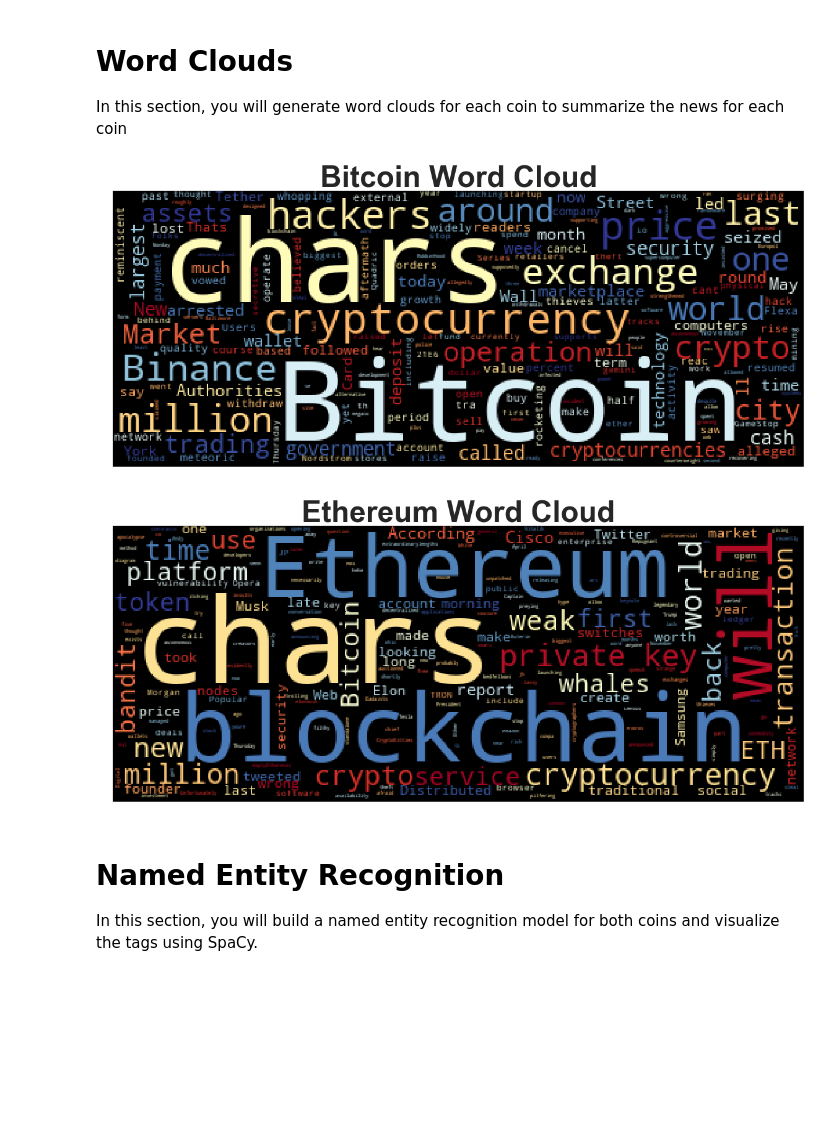
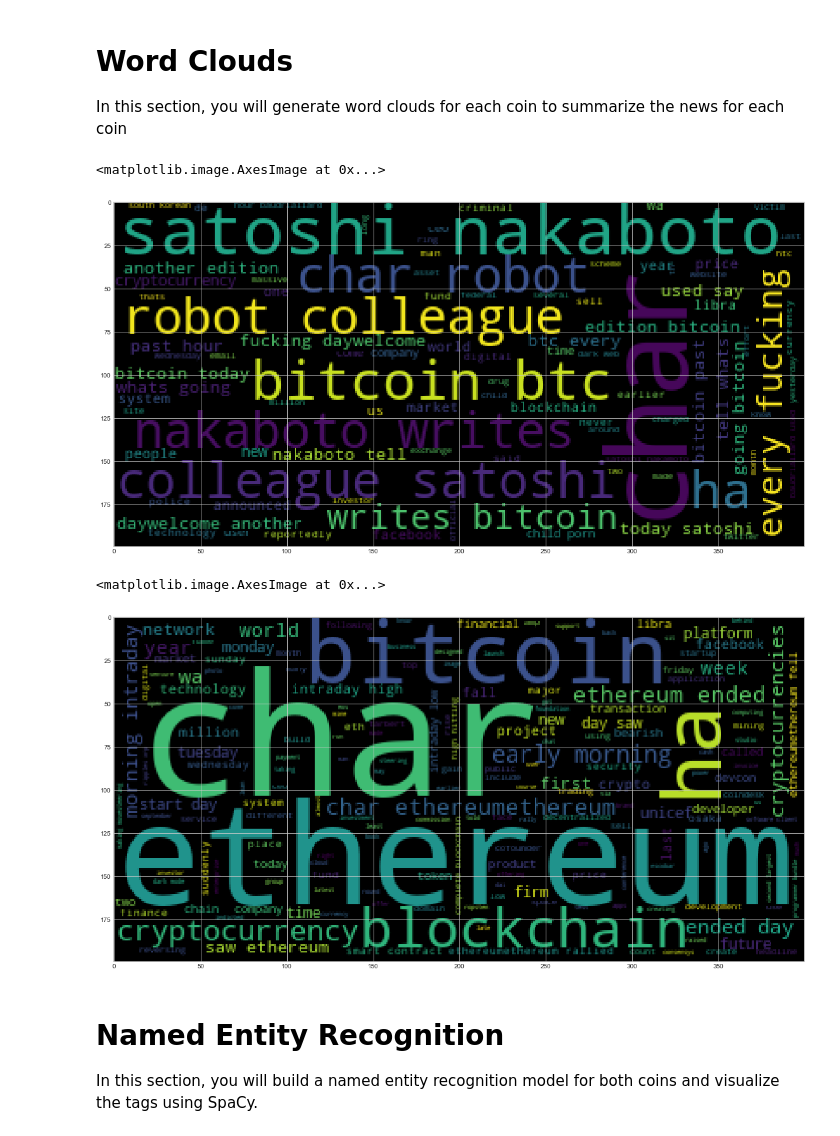
Before and after one commit to stragitech/Crypto_Sentiment, a Jupyter notebook: crypto_sentiment.ipynb, the cells around one changed output. Cells and saved outputs as stored; diff of their text form; code cells hidden in the pictures; blank space fills up the shorter version.

Commit message:
Added blobberizer function and word clouds

```diff
--- a/crypto_sentiment.ipynb
+++ b/crypto_sentiment.ipynb
@@ -453,13 +451,15 @@ def token_count(tokens, N=10):
+# %%
+separator = ' '
 # %%
-#bitcoin_token_list = list(bitcoin_tokenized['tokens'])
-#token_list
+test_token_list = list(bitcoin_tokenized['tokens'])
+#test_token_list
 # %%
 #flatten = lambda token_list: [item for sublist in token_list for item in sublist]
 # %%
 #type(flatten)
 # %%
-bitcoin_flat_list = []
-for sublist in bitcoin_token_list:
+test_flat_list = []
+for sublist in test_token_list:
     for item in sublist:
-        bitcoin_flat_list.append(item)
+        test_flat_list.append(item)
 # %%
@@ -529,3 +531,14 @@ import matplotlib.pyplot as plt
 plt.style.use('seaborn-whitegrid')
 import matplotlib as mpl
 mpl.rcParams['figure.figsize'] = [20.0, 10.0]
+# %%
+def blobberizer(df):
+    """flatten df tokens column list of lists and turn it into a text blob"""
+    token_list = list(df['tokens'])
+
+    flat_list = []
+    for sublist in token_list:
+        for item in sublist:
+            flat_list.append(item)
+    text_blob = separator.join(flat_list)
+    return text_blob
@@ -532,11 +547,17 @@ mpl.rcParams['figure.figsize'] = [20.0, 10.0]
 # %%
 # Generate the Bitcoin word cloud
+btc_wc = WordCloud().generate(blobberizer(bitcoin_df))
+plt.imshow(btc_wc)
 # %% [output]
+<matplotlib.image.AxesImage at 0x...>
-[figure, old version]
+[figure, new version]
 # %%
 # Generate the Ethereum word cloud
+btc_wc = WordCloud().generate(blobberizer(ethereum_df))
+plt.imshow(btc_wc)
 # %% [output]
+<matplotlib.image.AxesImage at 0x...>
-[figure, old version]
+[figure, new version]
 # %% [markdown]
 # Named Entity Recognition
 
```
Also changed, not shown: parts of 6 cells of this notebook.
